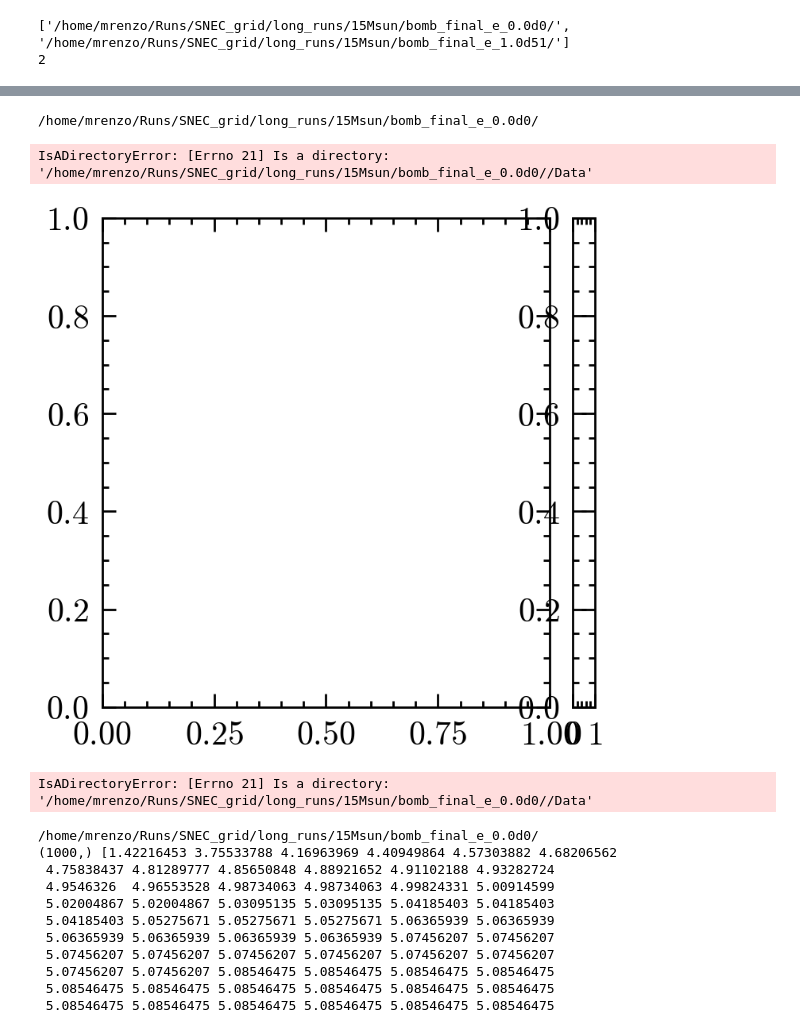
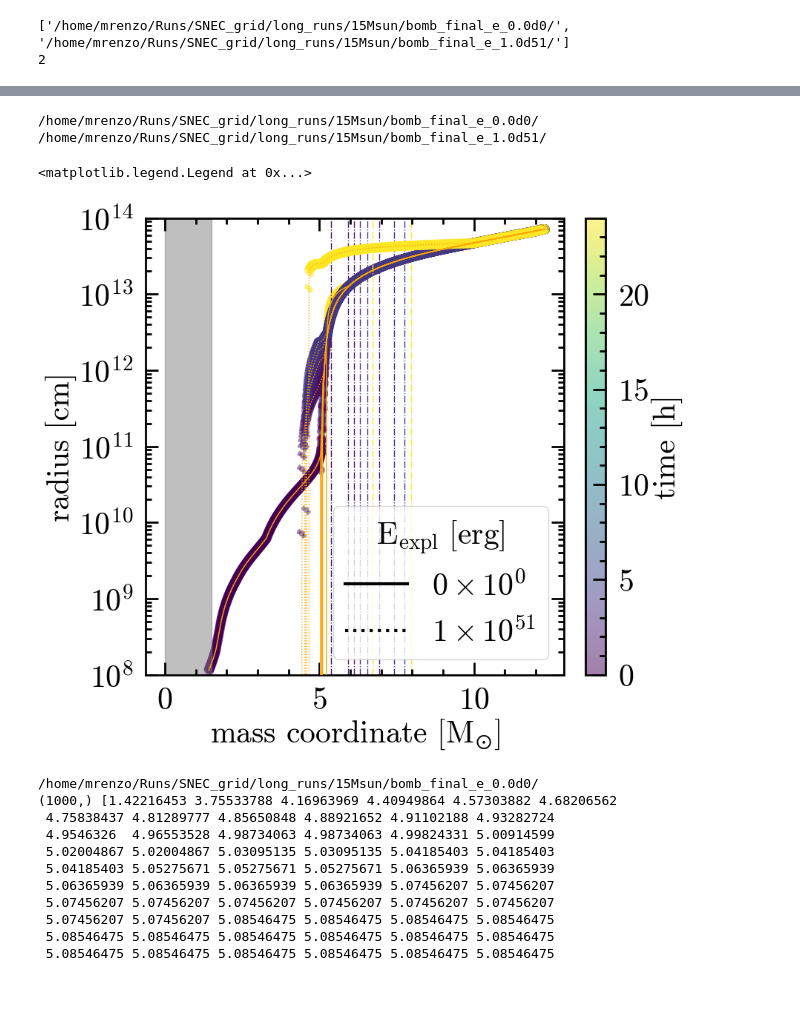
Before and after one commit to mathren/SNEC, a Jupyter notebook: scripts/SNEC_grids.ipynb, the cells around one changed output, grey strips where cells are left out. Cells and saved outputs as stored; diff of their text form; code cells hidden in the pictures; blank space fills up the shorter version.

```diff
--- a/scripts/SNEC_grids.ipynb
+++ b/scripts/SNEC_grids.ipynb
@@ -33,7 +34,8 @@ def get_energy_from_folder(folder):
     return float(folder.split("_e_")[-1].rstrip("/").replace("d", "e"))
 # %%
 root = "/home/mrenzo/Runs/SNEC_grid/long_runs/15Msun/" # 15Msun_progenitor/ # s30VdJNL_0.33/"
-models = sorted(glob.glob(root+"*.*/"), key=get_energy_from_folder)
+# models = sorted(glob.glob(root+"*.*/"), key=get_energy_from_folder)
+
 print(models)
 print(len(models))
 BE = 0.64589366106874414e51 *u.erg # see Table 2 in Morozova et al. 2015
@@ -47,5 +49,8 @@ ax = fig.add_subplot(gs[:, :100])
 
 for m in models:
     t, iBC = get_innerBC_t(m+'Data/inner_boundary.dat')
-    ax.scatter(t.to(u.d), iBC)
+    ax.scatter(t.to(u.d), iBC, label=f"{sci_to_latex(get_energy_from_folder(m))}")
+ax.set_xlabel(r"time [days]")
+ax.set_ylabel(r"index inner boundary")
+ax.legend()
 # %% [output]
@@ -54,51 +60,56 @@ for m in models:
 fig = plt.figure()
 gs = gridspec.GridSpec(100, 110)
 ax = fig.add_subplot(gs[:, :100])
 cax = fig.add_subplot(gs[:, 105:])
 
 bomb_spread = 0.1 *u.Msun #  see parameters file
 linestyles = ["-", ":"]
 minr=1e99*u.cm
 
 for j, m in enumerate(models):
     print(m)
-    if True: #try:
+    try:
         outfile = m+'Data/mass.xg'
         times = get_times(outfile)
-        tiBC, iBC = get_innerBC_t(m+'/Data')
-        # times = [times[0], times[int(len(times)/2.)], times[-1]]
-        for i, t in enumerate(times[::10]):
-            m, r, p = plot_mass_radius(t, outfile, ax=ax, scatter=True, i_min=iBC[i],
-                                       alpha=0.5, # s=10*(1+i),
-                                       # color=colors[j],
-                                       ls = linestyles[j],
-                                       # label = f"{t.to(u.h).value:.1f}",
-                                       lw=3+j,
-                                       vmin = 0,
-                                       vmax = tmax.to(u.h).value
-                                       )
+        try:
+            tiBC, iBC = get_innerBC_t(m+'/Data/inner_boundary.dat')
+        except FileNotFoundError:
+            tiBc, iBC = np.nan, np.nan
+        for i, t in enumerate(times[::20]):
+            m, r, p, c = plot_mass_radius(t, outfile, ax=ax, scatter=True,
+                                          i_min=iBC[i],
+                                          alpha=0.5, # s=10*(1+i),
+                                          # color=colors[j],
+                                          ls = linestyles[j],
+                                          # label = f"{t.to(u.h).value:.1f}",
+                                          lw=3+j,
+                                          vmin = 0,
+                                          vmax = tmax.to(u.h).value
+                                          )
             # print(linestyles[j])
             if t >= tmax: break
             if min(r)<minr: minr = min(r)
-    # except:
-    #     print("FAILED")
-    #     pass
+    except:
+        print("FAILED")
+        pass
 plt.colorbar(p, cax=cax, norm=norm)
+
 # ax.legend(frameon=True, ncol=2, columnspacing=0.5, handlelength=0.05, title="time [h]")
 ax.axvspan(xmin=0, xmax=(1.4*u.Msun+bomb_spread.to(u.Msun)).value, alpha=0.5, color="#808080")
 # ax.set_xlim(0, 7.0)
-# ax.set_yscale('log')
+ax.set_yscale('log')
 # ax.set_yscale('symlog',linthresh=1.5e11, linscale=0.66)
-# ax.set_ylim(1e8, 1e13)
+ax.set_ylim(1e8, 1e13)
 ax.set_ylim(minr.to(u.cm).value, 1.0e14)
+
 cax.set_ylabel(r"time [h]")
 ax.set_xlabel(r"mass coordinate [$M_{\odot}$]")
 ax.set_ylabel(r"radius [cm]") #(r"$\log_{10}(r/\mathrm{cm})$")
 ax.plot(np.nan, np.nan, c='k', ls='-', label=f"{sci_to_latex(get_energy_from_folder(models[0]))}")
 ax.plot(np.nan, np.nan, c='k', ls=':', label=f"{sci_to_latex(get_energy_from_folder(models[-1]))}")
 ax.legend(title=r"$E_{\rm expl} \ [\mathrm{erg}]$", frameon=True)
 # %% [output]
 /home/mrenzo/Runs/SNEC_grid/long_runs/15Msun/bomb_final_e_0.0d0/
+/home/mrenzo/Runs/SNEC_grid/long_runs/15Msun/bomb_final_e_1.0d51/
-IsADirectoryError: [Errno 21] Is a directory: '/home/mrenzo/Runs/SNEC_grid/long_runs/15Msun/bomb_final_e_0.0d0//Data'
+<matplotlib.legend.Legend at 0x...>
-[figure, old version]
+[figure, new version]
-IsADirectoryError: [Errno 21] Is a directory: '/home/mrenzo/Runs/SNEC_grid/long_runs/15Msun/bomb_final_e_0.0d0//Data'
```
Also changed, not shown: parts of 3 cells of this notebook, 3 other files.
